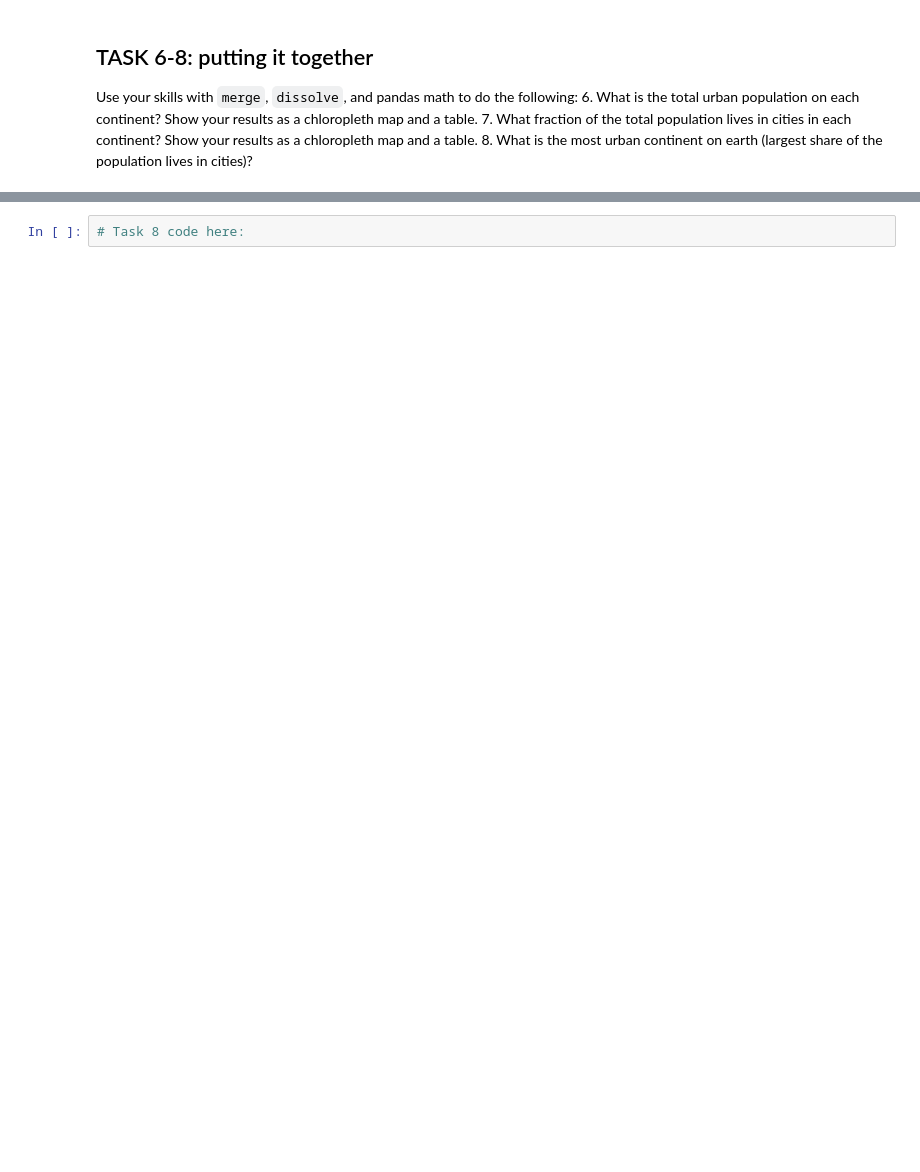
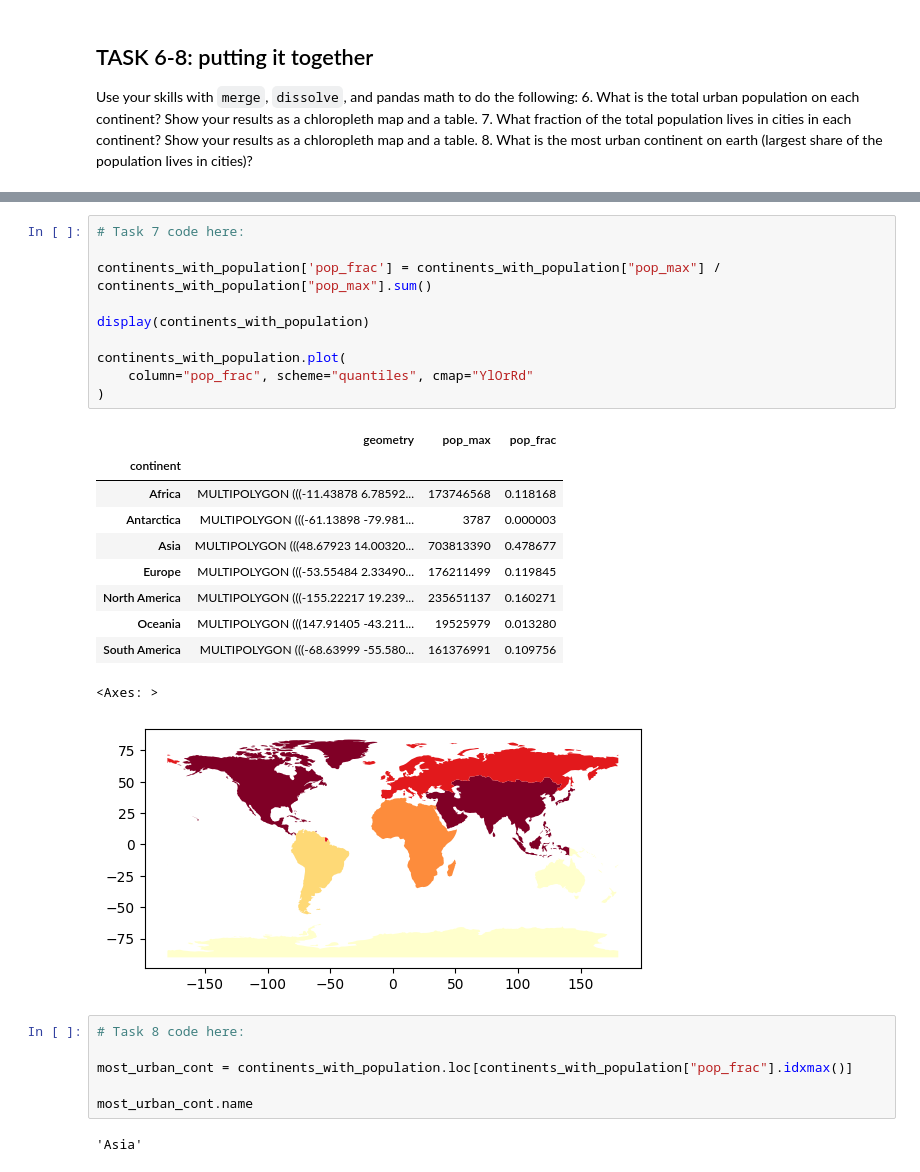
Before and after one commit to LizCarter492/EnvDatSci, a Jupyter notebook: CodeSprints/VectorData101.ipynb, the cells around one changed output, grey strips where cells are left out. Drawn from its saved outputs; the diff is of its cells as text; blank space fills up the shorter version.

```diff
--- a/CodeSprints/VectorData101.ipynb
+++ b/CodeSprints/VectorData101.ipynb
@@ -388,2 +639,30 @@ Use your skills with `merge`, `dissolve`, and pandas math to do the following:
+# %%
+# Task 7 code here:
+
+continents_with_population['pop_frac'] = continents_with_population["pop_max"] / continents_with_population["pop_max"].sum()
+
+display(continents_with_population)
+
+continents_with_population.plot(
+    column="pop_frac", scheme="quantiles", cmap="YlOrRd"
+)
+# %% [output]
+|  | geometry | pop_max | pop_frac |
+| continent |  |  |  |
+| Africa | MULTIPOLYGON (((-11.43878 6.78592... | 173746568 | 0.118168 |
+| Antarctica | MULTIPOLYGON (((-61.13898 -79.981... | 3787 | 0.000003 |
+| Asia | MULTIPOLYGON (((48.67923 14.00320... | 703813390 | 0.478677 |
+| Europe | MULTIPOLYGON (((-53.55484 2.33490... | 176211499 | 0.119845 |
+| North America | MULTIPOLYGON (((-155.22217 19.239... | 235651137 | 0.160271 |
+| Oceania | MULTIPOLYGON (((147.91405 -43.211... | 19525979 | 0.013280 |
+| South America | MULTIPOLYGON (((-68.63999 -55.580... | 161376991 | 0.109756 |
+<Axes: >
+[figure, added]
 # %%
 # Task 8 code here:
+
+most_urban_cont = continents_with_population.loc[continents_with_population["pop_frac"].idxmax()]
+
+most_urban_cont.name
+# %% [output]
+'Asia'
```
Also changed, not shown: parts of 35 cells of this notebook, 1 other file.
